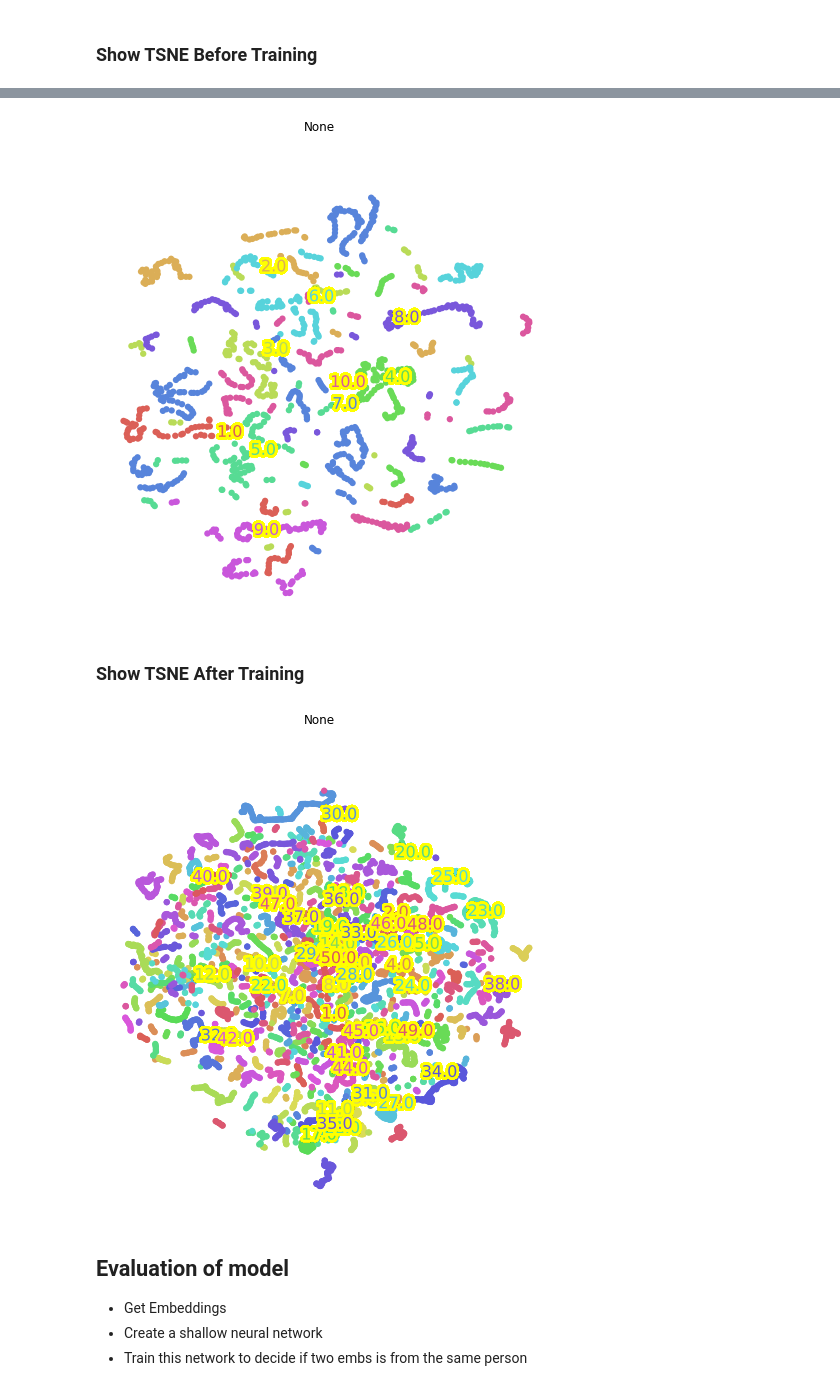
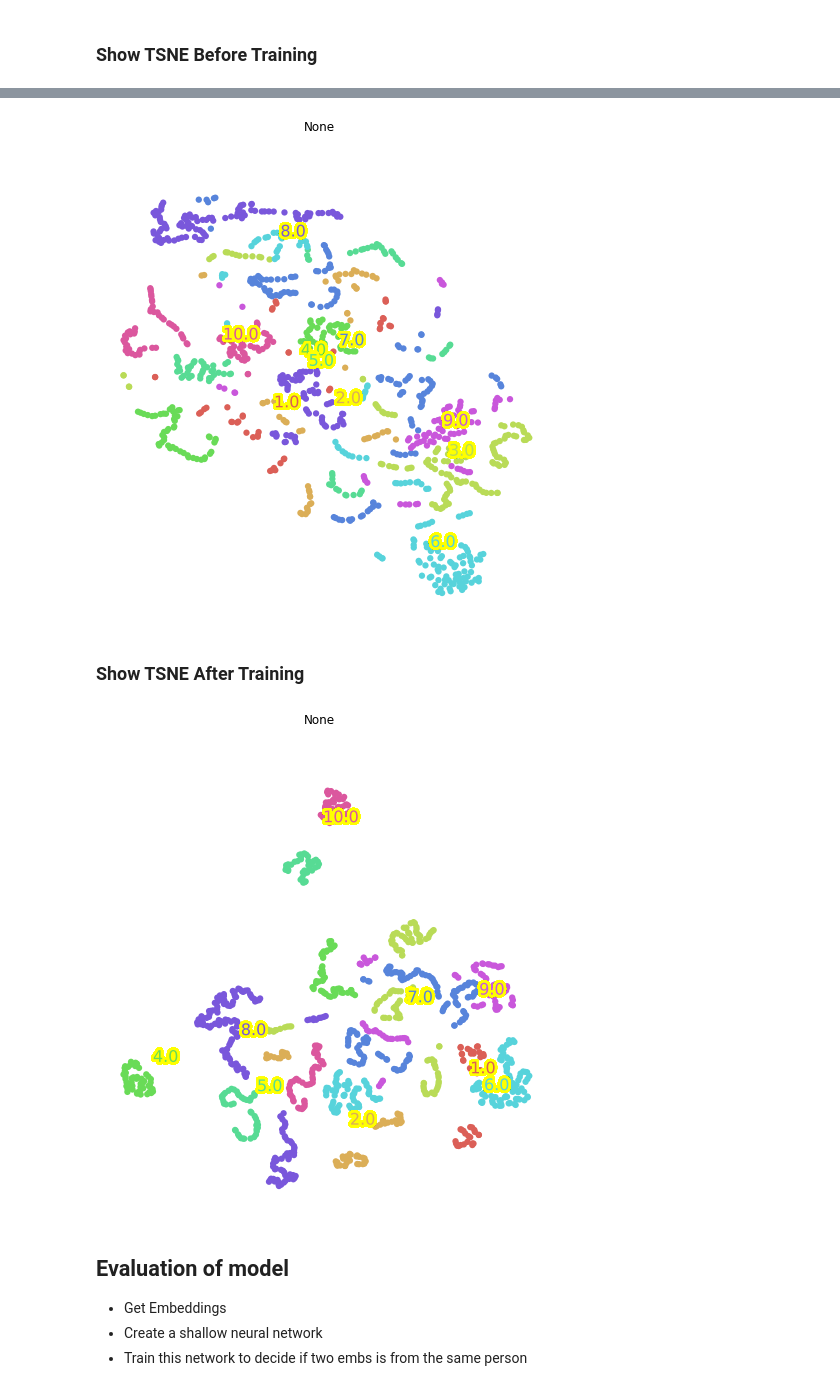
Before and after one commit to jblupus/ammd-siamesas, a Jupyter notebook: AMMD2_Siamesas_01.ipynb, the cells around one changed output, grey strips where cells are left out. Saved outputs shown, nothing was run; the diff lists cells and outputs as text; code cells hidden in the pictures.

Commit message:
Uploading all models trained.

```diff
--- a/AMMD2_Siamesas_01.ipynb
+++ b/AMMD2_Siamesas_01.ipynb
@@ -423,4 +520,2 @@ def create_triplets(number_of_triples, embeddings_map, images_map):
 # %% [markdown]
 ### Show TSNE Before Training
-# %%
-embeddings, images = create_embeddings(map_person_to_filepaths('val'), s1_embs_model, debbug=True)
@@ -445,46 +522,76 @@ embeddings, images = create_embeddings(map_person_to_filepaths('val'), s1_embs_m
 # %%
-combined_embs = np.zeros(shape=(0,64))
-labels = np.zeros(shape=(0,1))
-count = 1
-for (person, embs) in embeddings.items():
-    combined_embs = np.append( combined_embs,  embs, axis=0)
-    l = np.zeros((len(embs), 1)) + count
-    labels = np.append( labels,  l, axis=0)
-    count = count + 1
-    if count>10:
-        break
+if TRAINING:
+    embeddings, images = create_embeddings(map_person_to_filepaths('val'), s2_embs_model, debbug=False)
 
-labels = labels.flatten()
-embs_2d = TSNE().fit_transform(combined_embs)
-scatter(embs_2d, labels)
+    combined_embs = np.zeros(shape=(0,64))
+    labels = np.zeros(shape=(0,1))
+    count = 1
+    for (person, embs) in embeddings.items():
+        combined_embs = np.append( combined_embs,  embs, axis=0)
+        l = np.zeros((len(embs), 1)) + count
+        labels = np.append( labels,  l, axis=0)
+        count = count + 1
+        if count>10:
+            break
+
+    labels = labels.flatten()
+    embs_2d = TSNE().fit_transform(combined_embs)
+    scatter(embs_2d, labels)
 # %% [output]
-[figure, old version]
+[figure, new version]
-# %%
-early_stopping =  tf.keras.callbacks.EarlyStopping(monitor='loss', patience=5, min_delta=0,
-                                                         verbose=0, restore_best_weights=True)
-
-s1.fit_generator(create_triplets(50, embeddings, images), epochs=10,
-                 validation_data=create_triplets(50, embeddings, images),
-                 callbacks=[early_stopping], validation_steps=10, steps_per_epoch=50)
+# %%
+if TRAINING:
+    for _ in range(100):
+        embeddings_treino, images_treino = create_embeddings(map_person_to_filepaths('treino'),
+                                                             s2_embs_model, debbug=False)
+        embeddings_val, images_val = create_embeddings(map_person_to_filepaths('val'),
+                                                             s2_embs_model, debbug=False)
+
+
+
+        for _ in range(10):
+            x_train, y_train = create_triplets(10000, embeddings_treino, images_treino)
+            x_val, y_val = create_triplets(1000, embeddings_val, images_val)
+
+            s2.fit(x_train, y_train, epochs=10000, shuffle=True, callbacks=[early_stopping], batch_size=32,
+                             validation_data=(x_val, y_val))
+
+            del y_train
+            del y_val
+            for k in range(3):
+                del x_val[0]
+                del x_train[0]
+
+            s2.save_weights('s2_weights.h5')
+
+        del embeddings_treino
+        del embeddings_val
+        del images_treino
+        del images_val
+else:
+    s2.load_weights('s2_weights.h5')
 # %% [markdown]
 ### Show TSNE After Training
 # %%
+embeddings_val, images_val = create_embeddings(map_person_to_filepaths('val'),
+                                                         s2_embs_model, debbug=False)
+
 combined_embs = np.zeros(shape=(0,64))
 labels = np.zeros(shape=(0,1))
 count = 1
-for (person, embs) in embeddings.items():
+for (person, embs) in embeddings_val.items():
     combined_embs = np.append( combined_embs,  embs, axis=0)
     l = np.zeros((len(embs), 1)) + count
     labels = np.append( labels,  l, axis=0)
     count = count + 1
     if count>10:
         break
 
 labels = labels.flatten()
 embs_2d = TSNE().fit_transform(combined_embs)
 scatter(embs_2d, labels)
 # %% [output]
-[figure, old version]
+[figure, new version]
 # %% [markdown]
 ## Evaluation of model
 
```
Also changed, not shown: parts of 46 cells of this notebook, 6 other files.
